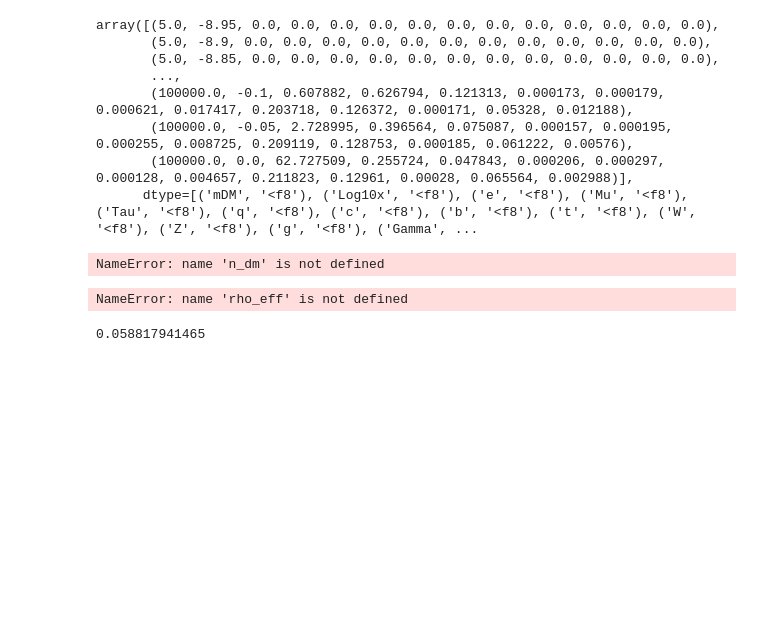
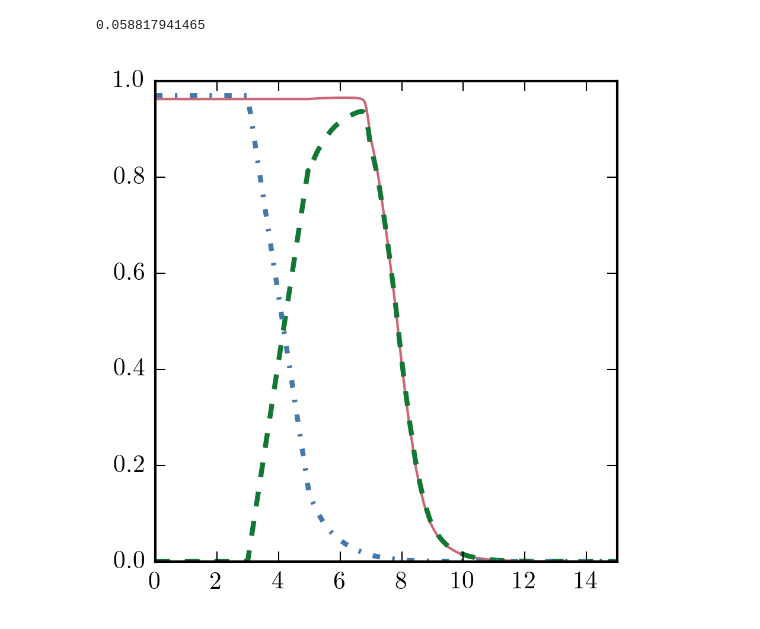
Before and after one commit to lue/dmb, a Jupyter notebook: photon_model.ipynb, the cells around one changed output. Drawn from its saved outputs; the diff is of its cells as text; code cells hidden in the pictures; blank space fills up the shorter version.

```diff
--- a/photon_model.ipynb
+++ b/photon_model.ipynb
@@ -29,11 +41,0 @@ def get_electron_spec(e=5):
-# %%
-dm_data
-# %% [output]
-array([(5.0, -8.95, 0.0, 0.0, 0.0, 0.0, 0.0, 0.0, 0.0, 0.0, 0.0, 0.0, 0.0, 0.0),
-       (5.0, -8.9, 0.0, 0.0, 0.0, 0.0, 0.0, 0.0, 0.0, 0.0, 0.0, 0.0, 0.0, 0.0),
-       (5.0, -8.85, 0.0, 0.0, 0.0, 0.0, 0.0, 0.0, 0.0, 0.0, 0.0, 0.0, 0.0, 0.0),
-       ...,
-       (100000.0, -0.1, 0.607882, 0.626794, 0.121313, 0.000173, 0.000179, 0.000621, 0.017417, 0.203718, 0.126372, 0.000171, 0.05328, 0.012188),
-       (100000.0, -0.05, 2.728995, 0.396564, 0.075087, 0.000157, 0.000195, 0.000255, 0.008725, 0.209119, 0.128753, 0.000185, 0.061222, 0.00576),
-       (100000.0, 0.0, 62.727509, 0.255724, 0.047843, 0.000206, 0.000297, 0.000128, 0.004657, 0.211823, 0.12961, 0.00028, 0.065564, 0.002988)],
-      dtype=[('mDM', '<f8'), ('Log10x', '<f8'), ('e', '<f8'), ('Mu', '<f8'), ('Tau', '<f8'), ('q', '<f8'), ('c', '<f8'), ('b', '<f8'), ('t', '<f8'), ('W', '<f8'), ('Z', '<f8'), ('g', '<f8'), ('Gamma', ...
@@ -89,52 +67,49 @@ def CLfit(z, params):
 # %%
-z_list = np.logspace(0, np.log10(3000), 100)[::-1]
-age_list = cp.distance.age(z_list, **cp.fidcosmo)
+# z_list = np.logspace(0, np.log10(3000), 100)[::-1]
+# age_list = cp.distance.age(z_list, **cp.fidcosmo)
 
-rho_eff = (1.0+z_list)**3 * np.sqrt(CLfit(z_list, params))*n_dm*mx
+# rho_eff = (1.0+z_list)**3 * np.sqrt(CLfit(z_list, params))*n_dm*mx
 # plt.plot(z_list[:], rho_eff)
 # plt.plot(z_list[:], (1+z_list)**3*n_dm*mx)
 # plt.xscale('log')
 # plt.yscale('log')
-# %% [output]
-NameError: name 'n_dm' is not defined
 # %%
-An_rate = rho_eff**2/mx**2/2*sigmav
+# An_rate = rho_eff**2/mx**2/2*sigmav
 
-Re_rate = (1.0+z_list)**6*n_b**2*3e-13
+# Re_rate = (1.0+z_list)**6*n_b**2*3e-13
 
-ion_per_ann = mx*1e9*0.3/13.6
+# ion_per_ann = mx*1e9*0.3/13.6
 
 # plt.plot(z_list, (Re_rate/(An_rate*ion_per_ann))**-0.5)
 # # plt.plot(z_list, Re_rate)
 # plt.xscale('log')
 # plt.yscale('log')
-# %% [output]
-NameError: name 'rho_eff' is not defined
 # %%
 adata = np.loadtxt('N20/A.txt', comments='#')
 # bdata = np.loadtxt('N20/B.txt', comments='#')
 
 z_list_model = np.linspace(0, 200, 10000)
 x_HII_list = np.interp(z_list_model, 1./adata[::-1,0]-1.0, adata[::-1,9])
 x_HeII_list = np.interp(z_list_model, 1./adata[::-1,0]-1.0, adata[::-1,11], left = 0)
 x_HeIII_list = np.interp(z_list_model, 1./adata[::-1,0]-1.0, adata[::-1,12], left = 0)
 
 x_HeIII_list[:249] = np.interp(z_list_model[:249],[0.0, 3.0, 5.0],[0.97,0.97,0.14])
 x_HeII_list[:249] = 0.97-x_HeIII_list[:249]
 
-# plt.plot(z_list_model, x_HII_list,'-',lw=1)
-# plt.plot(z_list_model, x_HeII_list,'--')
-# plt.plot(z_list_model, x_HeIII_list,'-.')
-# # plt.xscale('log')
-# # plt.yscale('log')
-# plt.ylim([1e-4,1])
-# plt.xlim([0,15])
+plt.plot(z_list_model, x_HII_list,'-',lw=1)
+plt.plot(z_list_model, x_HeII_list,'--')
+plt.plot(z_list_model, x_HeIII_list,'-.')
+# plt.xscale('log')
+# plt.yscale('log')
+plt.ylim([1e-4,1])
+plt.xlim([0,15])
 
 # print cp.cr.integrate_optical_depth(np.array([1.0, 1.0]), 2.0*np.array([1.0, 1.0]), np.array([0.0, 5.0]), **cp.fidcosmo)[-1]
 
 print cp.cr.integrate_optical_depth(x_HII_list, x_HeII_list+2.0*x_HeIII_list, z_list_model, **cp.fidcosmo)[-1]
 # %% [output]
 0.058817941465
+[figure, added]
 # %%
 import radiator
 from radiator.crosssections import *
```
Also changed, not shown: parts of 23 cells of this notebook, 2 other files.
